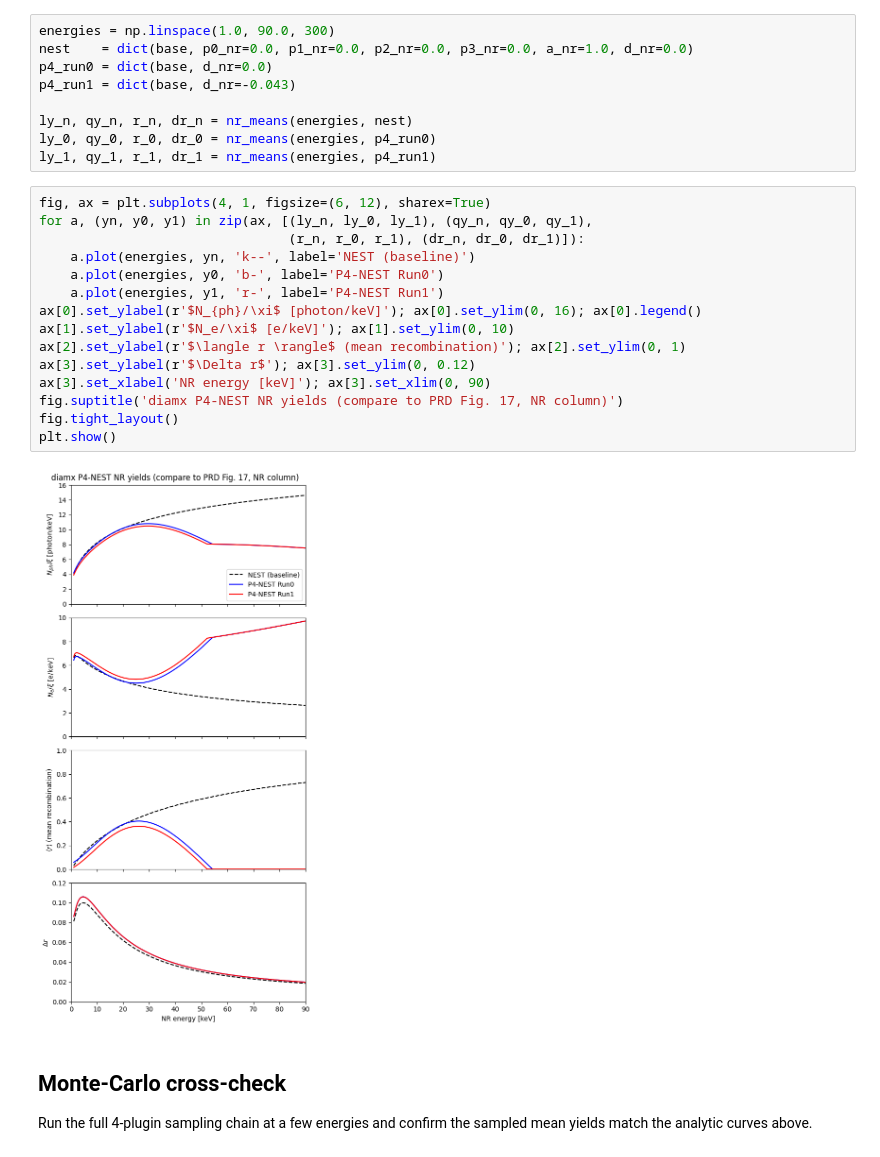
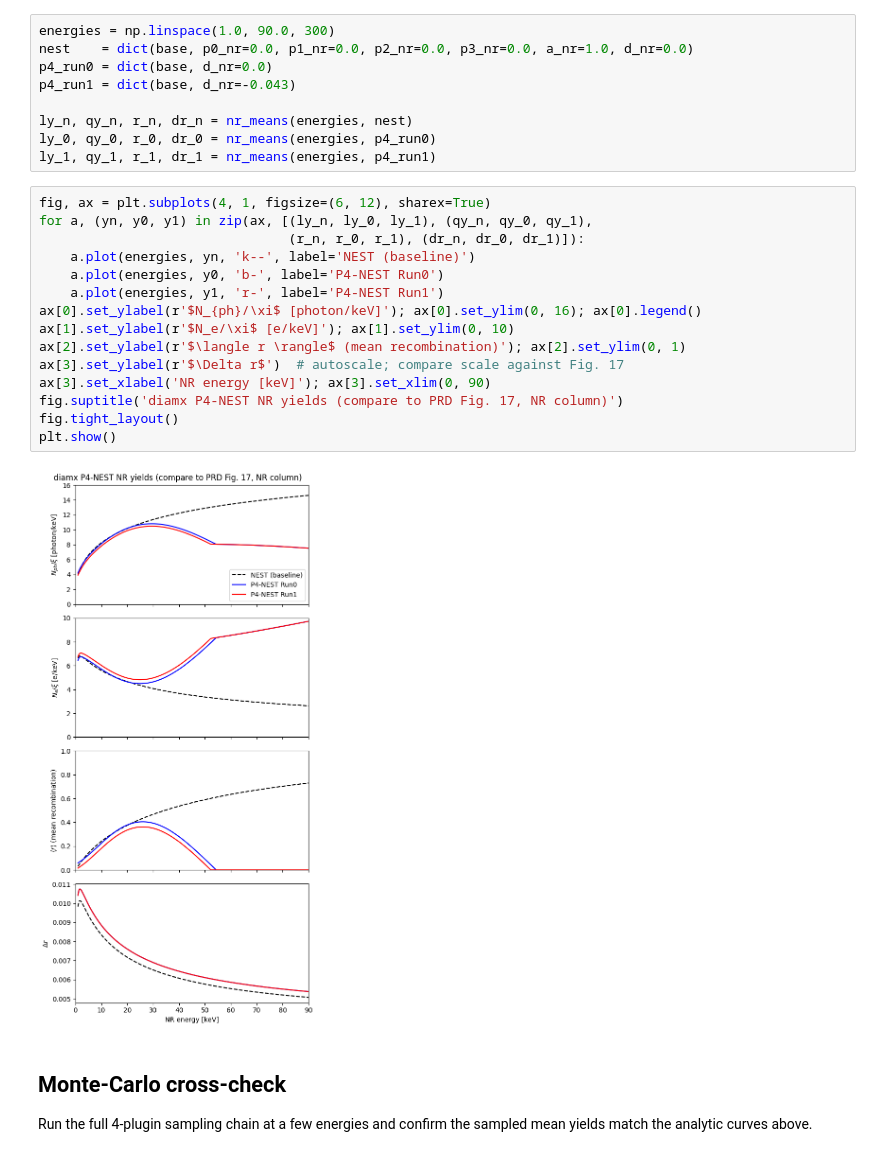
Before and after one commit to mhliu0001/diamx, a Jupyter notebook: notebooks/pandax4t_nr_yields.ipynb, the cells around one changed output. Cells and saved outputs as stored; diff of their text form.

```diff
--- a/notebooks/pandax4t_nr_yields.ipynb
+++ b/notebooks/pandax4t_nr_yields.ipynb
@@ -95,20 +95,20 @@ ly_1, qy_1, r_1, dr_1 = nr_means(energies, p4_run1)
 # %%
 fig, ax = plt.subplots(4, 1, figsize=(6, 12), sharex=True)
 for a, (yn, y0, y1) in zip(ax, [(ly_n, ly_0, ly_1), (qy_n, qy_0, qy_1),
                                 (r_n, r_0, r_1), (dr_n, dr_0, dr_1)]):
     a.plot(energies, yn, 'k--', label='NEST (baseline)')
     a.plot(energies, y0, 'b-', label='P4-NEST Run0')
     a.plot(energies, y1, 'r-', label='P4-NEST Run1')
 ax[0].set_ylabel(r'$N_{ph}/\xi$ [photon/keV]'); ax[0].set_ylim(0, 16); ax[0].legend()
 ax[1].set_ylabel(r'$N_e/\xi$ [e/keV]'); ax[1].set_ylim(0, 10)
 ax[2].set_ylabel(r'$\langle r \rangle$ (mean recombination)'); ax[2].set_ylim(0, 1)
-ax[3].set_ylabel(r'$\Delta r$'); ax[3].set_ylim(0, 0.12)
+ax[3].set_ylabel(r'$\Delta r$')  # autoscale; compare scale against Fig. 17
 ax[3].set_xlabel('NR energy [keV]'); ax[3].set_xlim(0, 90)
 fig.suptitle('diamx P4-NEST NR yields (compare to PRD Fig. 17, NR column)')
 fig.tight_layout()
 plt.show()
 # %% [output]
-[figure, old version]
+[figure, new version]
 # %% [markdown]
 ## Monte-Carlo cross-check
 Run the full 4-plugin sampling chain at a few energies and confirm the sampled mean yields match the analytic curves above.
```
Also changed, not shown: parts of 2 cells of this notebook, 1 other file.
